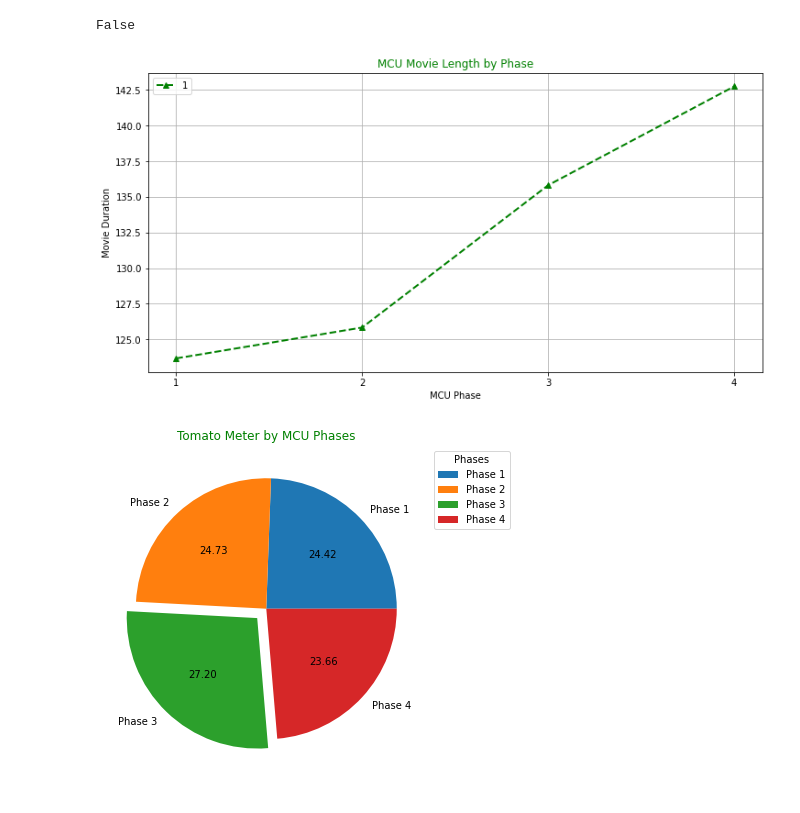
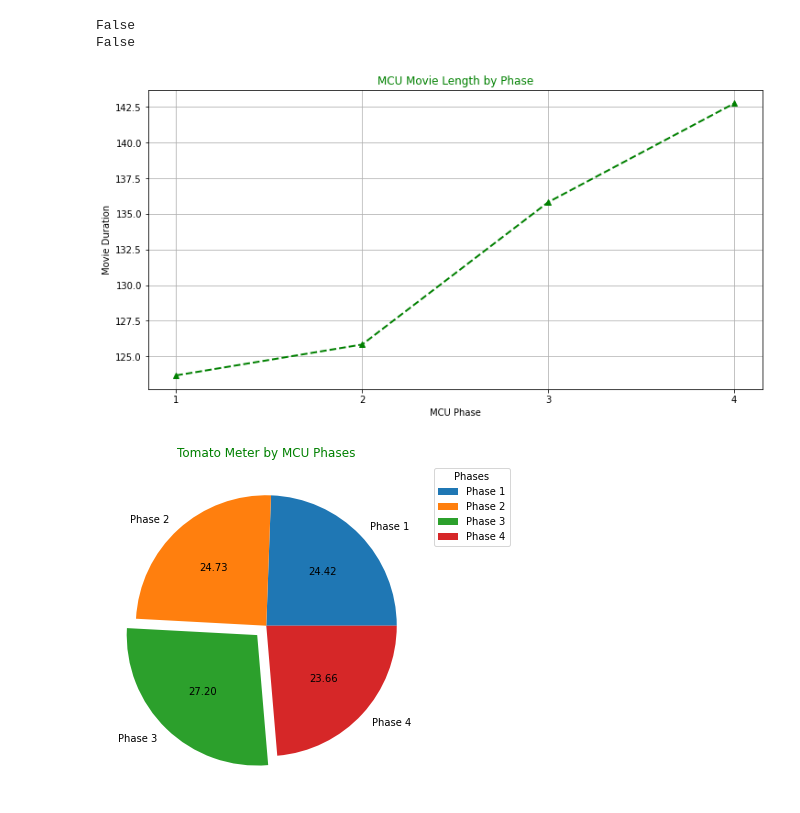
Before and after one commit to teeloren/mcu_data, a Jupyter notebook: mcu.ipynb, the cells around one changed output. Saved outputs shown, nothing was run; the diff lists cells and outputs as text; code cells hidden in the pictures.

```diff
--- a/mcu.ipynb
+++ b/mcu.ipynb
@@ -7,24 +7,24 @@ import numpy as np
 data = pd.read_csv('https://raw.githubusercontent.com/teeloren/graduation-outcomes/main/mcu_box_office.csv')
 # Source: https://www.kaggle.com/datasets/davidgdong/marvel-cinematic-universe-box-office-dataset?select=mcu_box_office.csv
 
-data.duplicated().any()
-data.isnull().values.any()
+print(data.duplicated().any())
+print(data.isnull().values.any())
 # %% [output]
 False
+False
 # %%
-labels=['1','2','3','4']
+
 phase = data.groupby(['mcu_phase']).mean()
 plt.figure(figsize=(12,6))
 plt.plot(phase['movie_duration'], '^--', c='g', lw=2)
 plt.xticks(np.arange(1, 5, step=1))
 plt.xlabel('MCU Phase')
 plt.ylabel('Movie Duration')
 plt.title('MCU Movie Length by Phase', c='g')
 plt.grid(True)
-plt.legend(labels=labels)
 plt.show()
 # %% [output]
-[figure, old version]
+[figure, new version]
 # %%
 labels=['Phase 1','Phase 2','Phase 3','Phase 4']
 explode=[0,0,.1,0]
```
Also changed, not shown: parts of 4 cells of this notebook.
